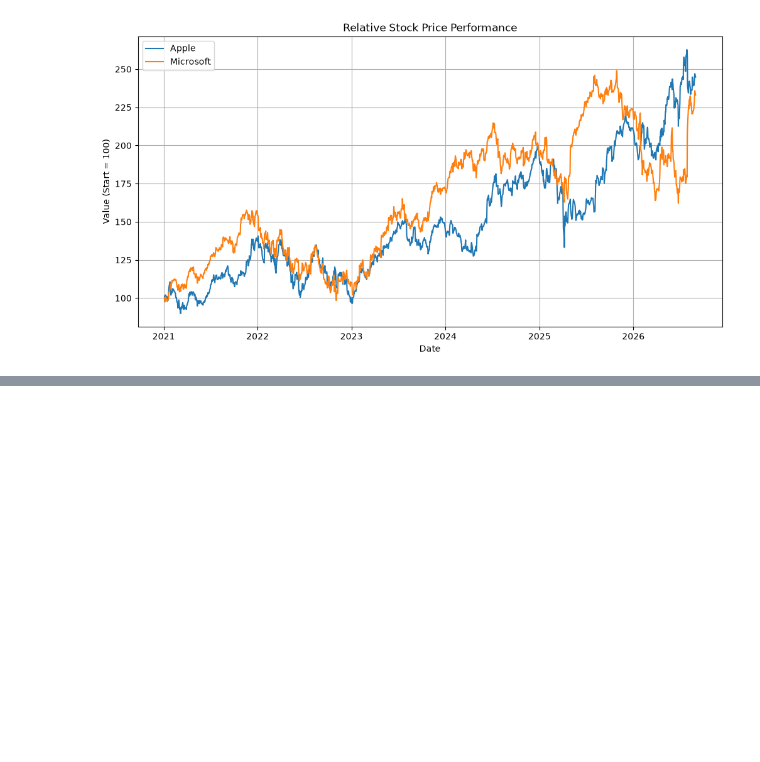
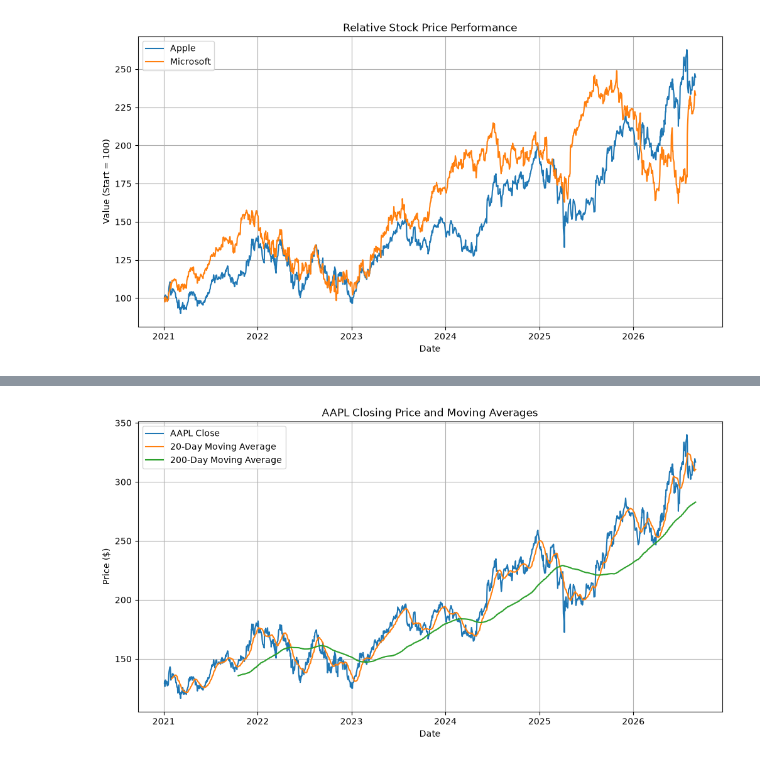
Before and after one commit to dangg29/stock-price-analysis, a Jupyter notebook: stock-price-analysis.ipynb, the cells around one changed output, grey strips where cells are left out. Cells and saved outputs as stored; diff of their text form; code cells hidden in the pictures; blank space fills up the shorter version.

```diff
--- a/stock-price-analysis.ipynb
+++ b/stock-price-analysis.ipynb
@@ -184,0 +273,7 @@ plt.show()
+# %%
+aapl = close[["AAPL"]].copy()
+
+aapl["MA_20"] = aapl["AAPL"].rolling(20).mean()
+aapl["MA_200"] = aapl["AAPL"].rolling(200).mean()
+
+aapl.head()
@@ -184,0 +298,30 @@ plt.show()
+# %%
+plt.figure(figsize=(12, 6))
+
+plt.plot(
+    aapl.index,
+    aapl["AAPL"],
+    label="AAPL Close"
+)
+
+plt.plot(
+    aapl.index,
+    aapl["MA_20"],
+    label="20-Day Moving Average"
+)
+
+plt.plot(
+    aapl.index,
+    aapl["MA_200"],
+    label="200-Day Moving Average"
+)
+
+plt.title("AAPL Closing Price and Moving Averages")
+plt.xlabel("Date")
+plt.ylabel("Price ($)")
+plt.legend()
+plt.grid(True)
+
+plt.show()
+# %% [output]
+[figure, added]
```
Also changed, not shown: parts of 21 cells of this notebook.
